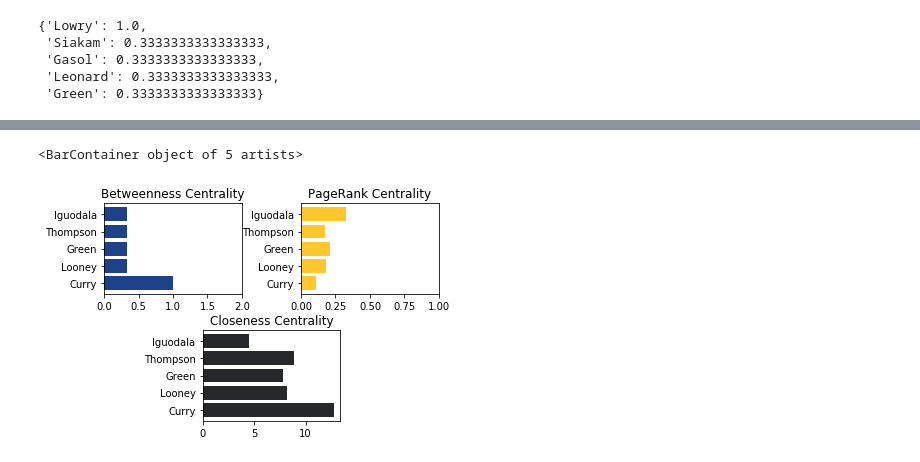
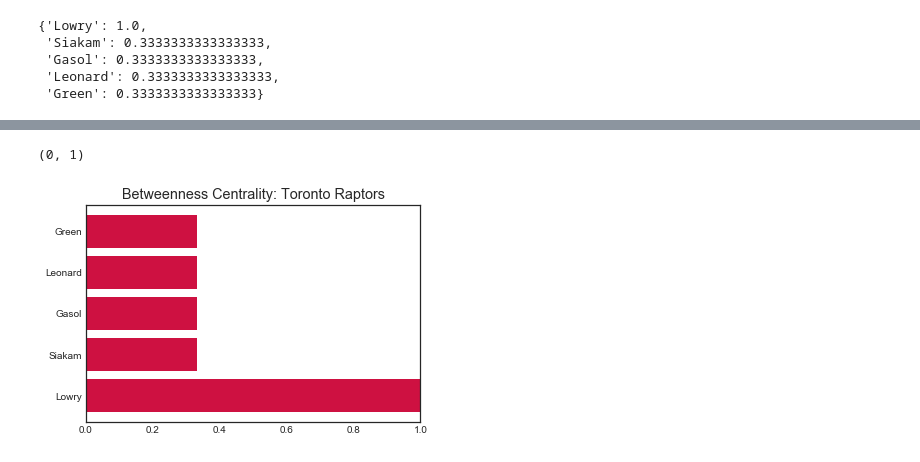
Before and after one commit to shaimayshah/DataScienceForSports, a Jupyter notebook: NBA_data.ipynb, the cells around one changed output, grey strips where cells are left out. Cells and saved outputs as stored; diff of their text form; code cells hidden in the pictures.

```diff
--- a/NBA_data.ipynb
+++ b/NBA_data.ipynb
@@ -115,19 +156,9 @@ ax3.barh(toronto_names, c_t.values(), color = '#26282A', align = 'center')
-# %%
-gs = gridspec.GridSpec(2, 4)
-gs.update(wspace=1.5, hspace=0.4)
-ax1 = plt.subplot(gs[0, :2], )
-ax1.barh(gsw_names, b_g.values(), color = '#1D428A', align = 'center')
-ax1.set(title = "Betweenness Centrality")
-ax1.set_xlim(0,2)
-
-ax2 = plt.subplot(gs[0, 2:])
-ax2.barh(gsw_names, p_g.values(), color = '#FFC72C', align = 'center')
-ax2.set(title = "PageRank Centrality")
-ax2.set_xlim(0,1)
-
-ax3 = plt.subplot(gs[1, 1:3])
-ax3.set(title = "Closeness Centrality")
-ax3.barh(gsw_names, c_g.values(), color = '#26282A', align = 'center')
-# %% [output]
-<BarContainer object of 5 artists>
-[figure, removed]
+# %%
+# Betweenness
+ax = plt.subplot(111)
+ax.barh(toronto_names, b_g.values(), color = '#CE1141', align = 'center')
+ax.set(title = "Betweenness Centrality: Toronto Raptors")
+ax.set_xlim(0,1)
+# %% [output]
+(0, 1)
+[figure, added]
```
Also changed, not shown: parts of 15 cells of this notebook, 2 other files.
